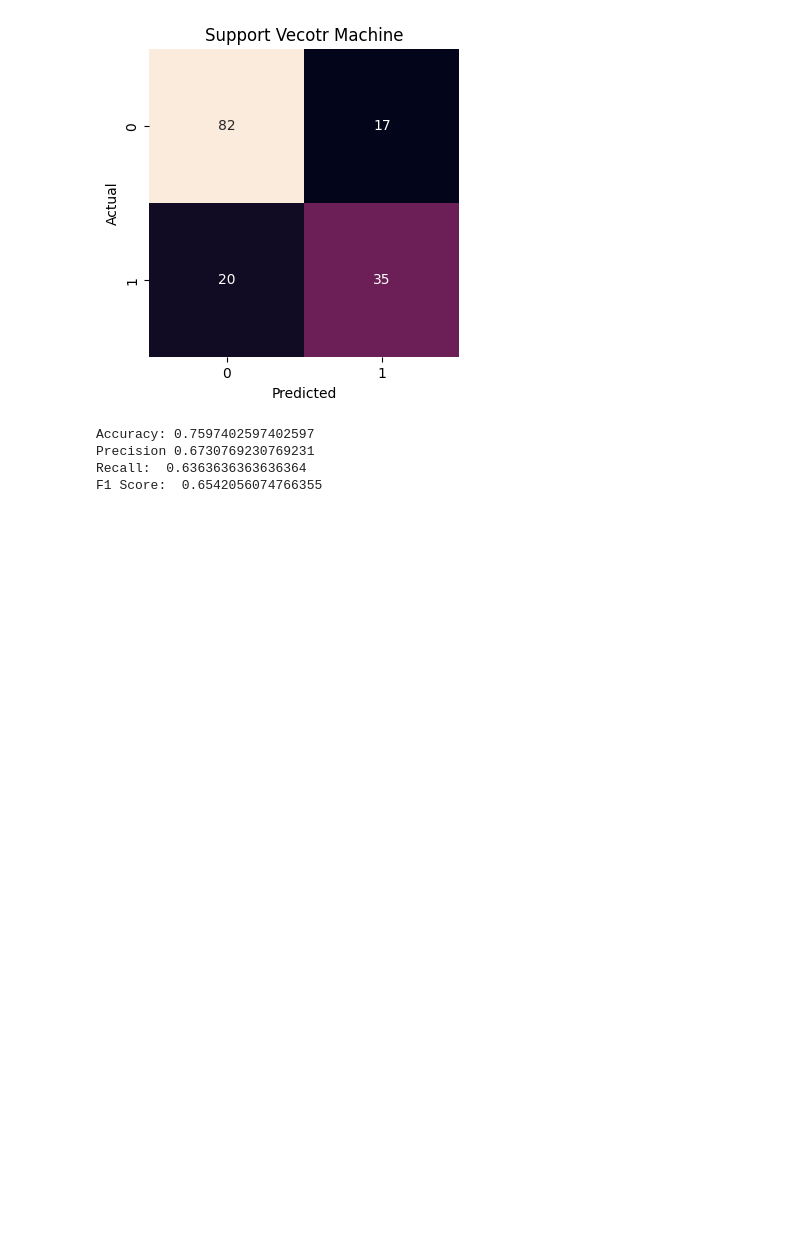
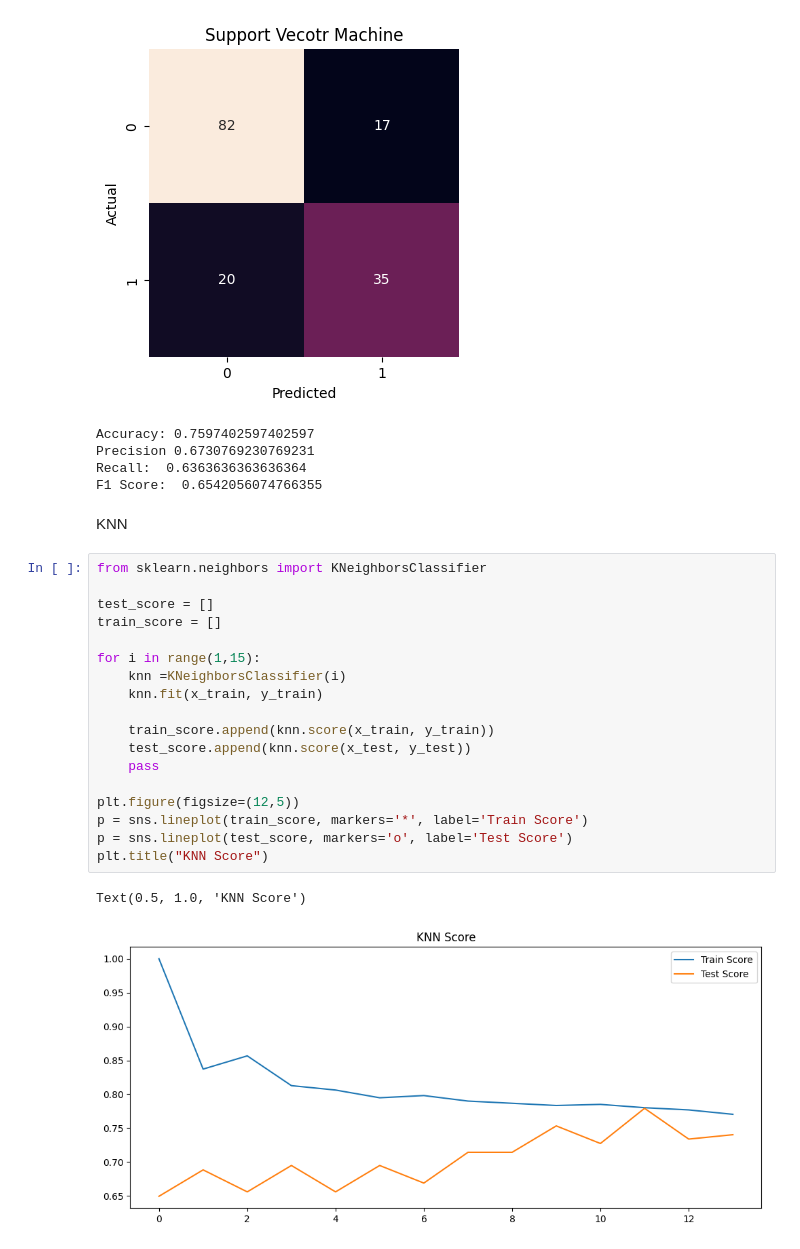
Before and after one commit to abdulmukit98/ml, a Jupyter notebook: project/code.ipynb, the cells around one changed output. Cells and saved outputs as stored; diff of their text form; blank space fills up the shorter version.

```diff
--- a/project/code.ipynb
+++ b/project/code.ipynb
@@ -296,3 +307,26 @@ Accuracy: 0.7597402597402597
 Precision 0.6730769230769231
 Recall:  0.6363636363636364
 F1 Score:  0.6542056074766355
+# %% [markdown]
+KNN
+# %%
+from sklearn.neighbors import KNeighborsClassifier
+
+test_score = []
+train_score = []
+
+for i in range(1,15):
+    knn =KNeighborsClassifier(i)
+    knn.fit(x_train, y_train)
+
+    train_score.append(knn.score(x_train, y_train))
+    test_score.append(knn.score(x_test, y_test))
+    pass
+
+plt.figure(figsize=(12,5))
+p = sns.lineplot(train_score, markers='*', label='Train Score')
+p = sns.lineplot(test_score, markers='o', label='Test Score')
+plt.title("KNN Score")
+# %% [output]
+Text(0.5, 1.0, 'KNN Score')
+[figure, added]
```
Also changed, not shown: parts of 4 cells of this notebook.
